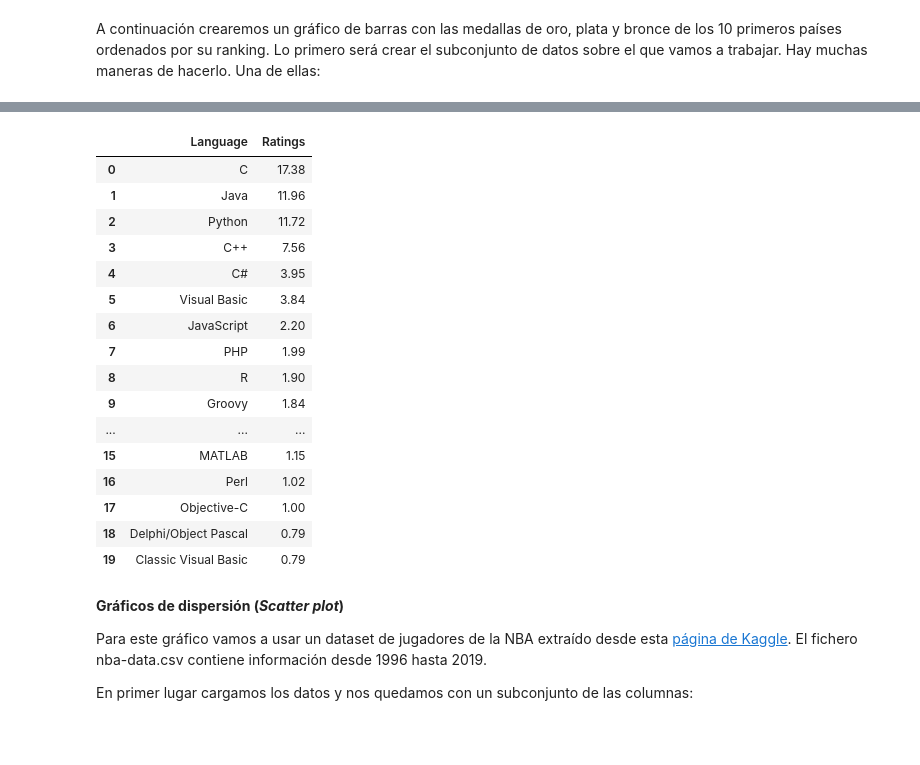
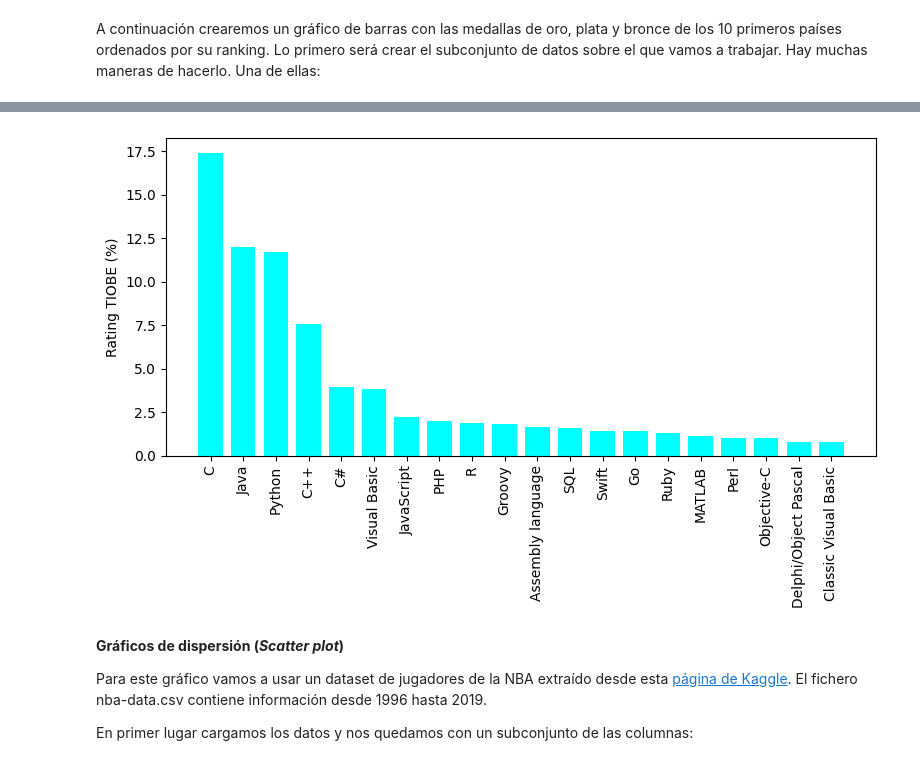
Before and after one commit to angelrodnah/DS_PT_09_2023, a Jupyter notebook: Data_Analysis/5-Visualización/Teoria/01-Matplotlib.ipynb, the cells around one changed output, grey strips where cells are left out. Drawn from its saved outputs; the diff is of its cells as text; code cells hidden in the pictures; blank space fills up the shorter version.

```diff
--- a/Data_Analysis/5-Visualización/Teoria/01-Matplotlib.ipynb
+++ b/Data_Analysis/5-Visualización/Teoria/01-Matplotlib.ipynb
@@ -442,25 +464,17 @@ Partiendo del fichero [tiobe-2020-clean.csv](https://aprendepython.es/_downloads
 # %%
 import pandas as pd
 tiobe=pd.read_csv('https://aprendepython.es/_downloads/8778a635310cc21609208af23ea3211b/tiobe-2020-clean.csv')
+
 fig, ax = plt.subplots(figsize=(8,5))
+bar_width = 0.75
+
+ax.set_xticks(range(len(tiobe.Language)))
+ax.set_xticklabels(tiobe.Language, rotation=90)
+ax.bar(tiobe.Language,tiobe.Ratings, bar_width, label='Ratings', color='cyan');
+ax.set_ylabel('Rating TIOBE (%)')
+fig.tight_layout();
 # %% [output]
-|  | Language | Ratings |
-| 0 | C | 17.38 |
-| 1 | Java | 11.96 |
-| 2 | Python | 11.72 |
-| 3 | C++ | 7.56 |
-| 4 | C# | 3.95 |
-| 5 | Visual Basic | 3.84 |
-| 6 | JavaScript | 2.20 |
-| 7 | PHP | 1.99 |
-| 8 | R | 1.90 |
-| 9 | Groovy | 1.84 |
-| ... | ... | ... |
-| 15 | MATLAB | 1.15 |
-| 16 | Perl | 1.02 |
-| 17 | Objective-C | 1.00 |
-| 18 | Delphi/Object Pascal | 0.79 |
-| 19 | Classic Visual Basic | 0.79 |
+[figure, added]
 # %% [markdown]
 **Gráficos de dispersión (_Scatter plot_)**
 
```
Also changed, not shown: parts of 17 cells of this notebook, 1 other file.
